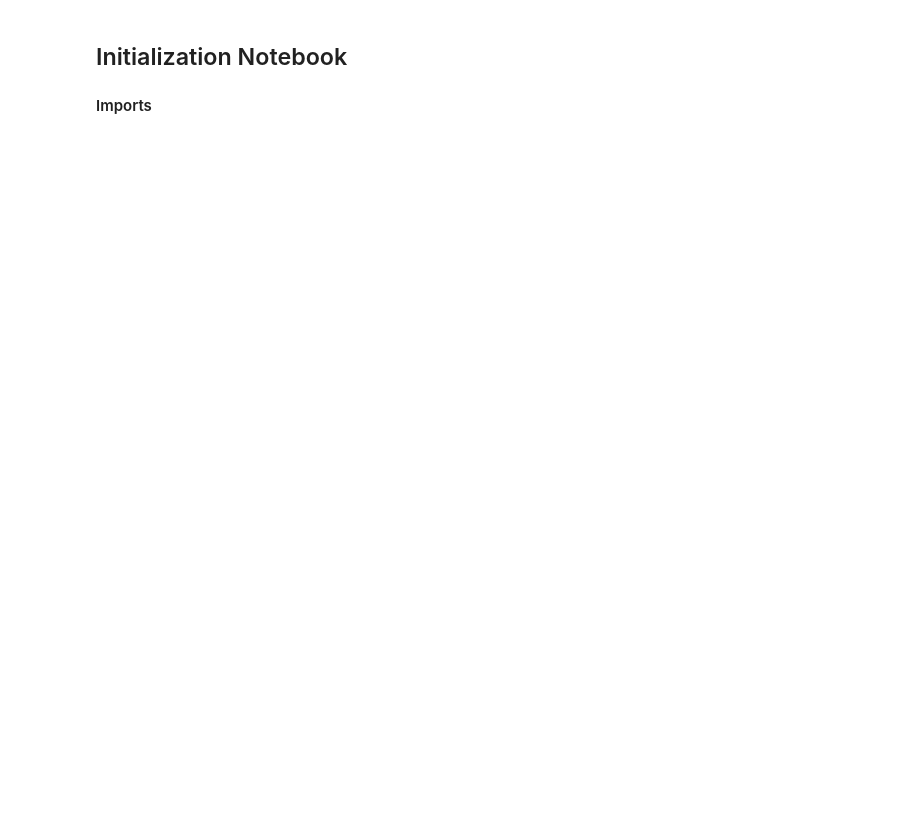
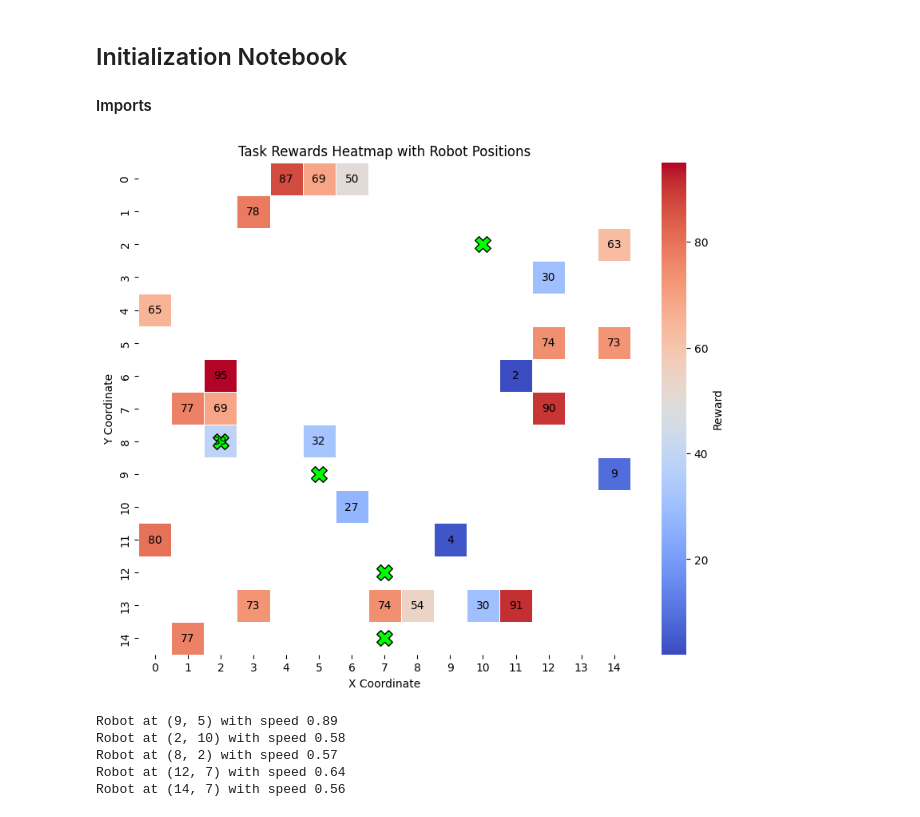
Before and after one commit to devin-gupta/robopt, a Jupyter notebook: initialization.ipynb, the cells around one changed output. Cells and saved outputs as stored; diff of their text form; code cells hidden in the pictures; blank space fills up the shorter version.

Commit message:
added robots

```diff
--- a/initialization.ipynb
+++ b/initialization.ipynb
@@ -22,34 +22,70 @@ class Task:
 
     def __eq__(self, other):
         return self.x == other.x and self.y == other.y
+
+# Robot class with random position and speed initialization
+class Robot:
+    def __init__(self, grid_size):
+        # Random x, y position within grid boundaries
+        self.x = np.random.randint(0, grid_size[0])
+        self.y = np.random.randint(0, grid_size[1])
+        # Random speed between 0.5 and 1.0
+        self.speed = np.random.uniform(0.5, 1.0)
+
+    def __repr__(self):
+        return f"Robot at ({self.x}, {self.y}) with speed {self.speed:.2f}"
 # %%
+# Create a larger grid size
+grid_size = (15, 15)  # Increase grid size to 15x15
+
 # Create a list of tasks
-tasks = [Task(np.random.randint(0, 10), np.random.randint(0, 10)) for _ in range(10)]
+tasks = [Task(np.random.randint(0, grid_size[0]), np.random.randint(0, grid_size[1])) for _ in range(30)]
 
-# Extract x, y, and rewards
+# Extract x, y, and rewards for tasks
 x_vals = [task.x for task in tasks]
 y_vals = [task.y for task in tasks]
 rewards = [task.reward for task in tasks]
 
 # Create a grid for the heatmap
-grid_size = (max(x_vals) + 1, max(y_vals) + 1)
 reward_grid = np.zeros(grid_size)
 
 # Populate the grid with rewards
 for task in tasks:
     reward_grid[task.x, task.y] = task.reward
 
 # Create a mask for cells where the reward is 0
 mask = reward_grid == 0
 
-# Plot the heatmap with a mask and without text for zero-valued cells
-plt.figure(figsize=(8, 6))
+# Initialize a list of robots
+robots = [Robot(grid_size) for _ in range(5)]  # Example: 5 robots
+
+# Plot the heatmap for tasks with rewards
+plt.figure(figsize=(10, 8))
 sns.heatmap(reward_grid, mask=mask, annot=True, fmt=".0f", cmap="coolwarm",
             linewidths=0.5, square=True, cbar_kws={"label": "Reward"},
             annot_kws={"color": "black"})
 
-# Set color of masked cells to white (or transparent if using a more advanced library)
-plt.title("Task Rewards Heatmap")
+# Overlay robots on the heatmap
+for robot in robots:
+    plt.scatter(robot.y + 0.5, robot.x + 0.5, color='lime', s=200, marker='X', edgecolors='black', label="Robot")
+
+# To avoid clutter, ensure we only add the legend once
+handles, labels = plt.gca().get_legend_handles_labels()
+if len(handles) == 0:
+    plt.legend(["Robot"], loc='upper right')
+
+plt.title("Task Rewards Heatmap with Robot Positions")
 plt.xlabel("X Coordinate")
 plt.ylabel("Y Coordinate")
 plt.show()
+
+# Print robots and their initialized states
+for robot in robots:
+    print(robot)
+# %% [output]
+[figure, added]
+Robot at (9, 5) with speed 0.89
+Robot at (2, 10) with speed 0.58
+Robot at (8, 2) with speed 0.57
+Robot at (12, 7) with speed 0.64
+Robot at (14, 7) with speed 0.56
```
